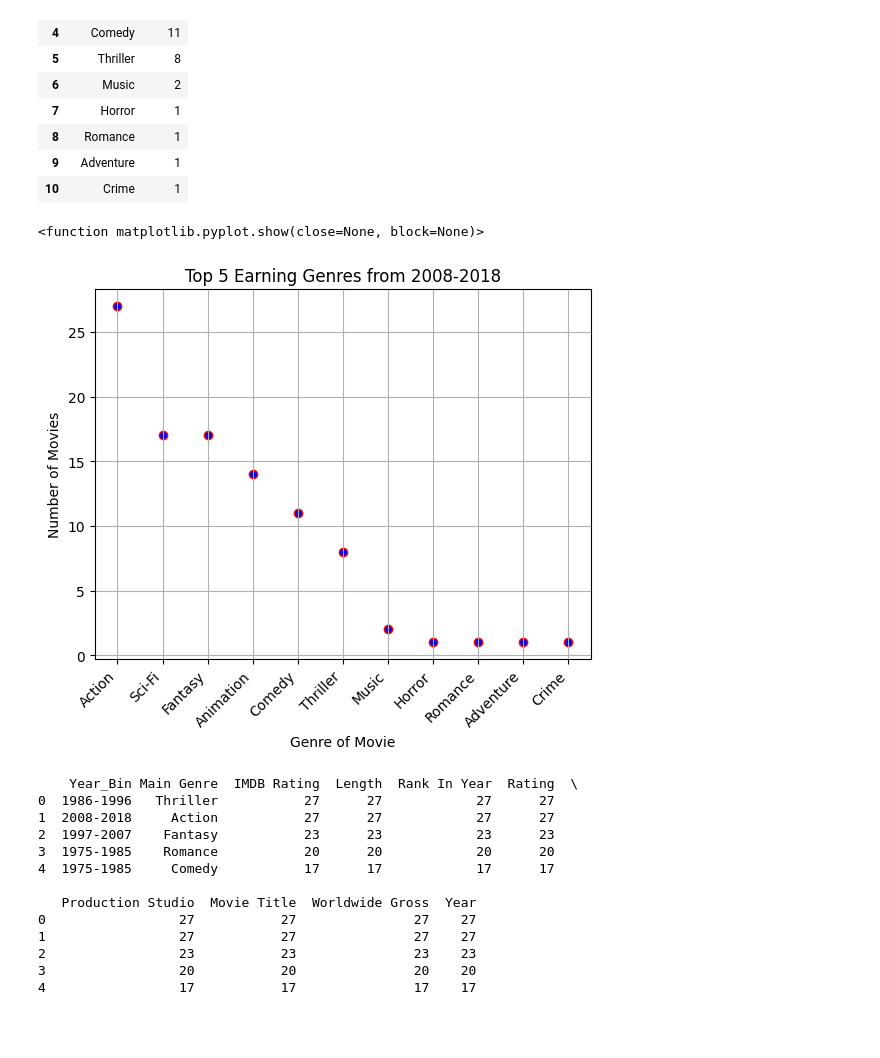
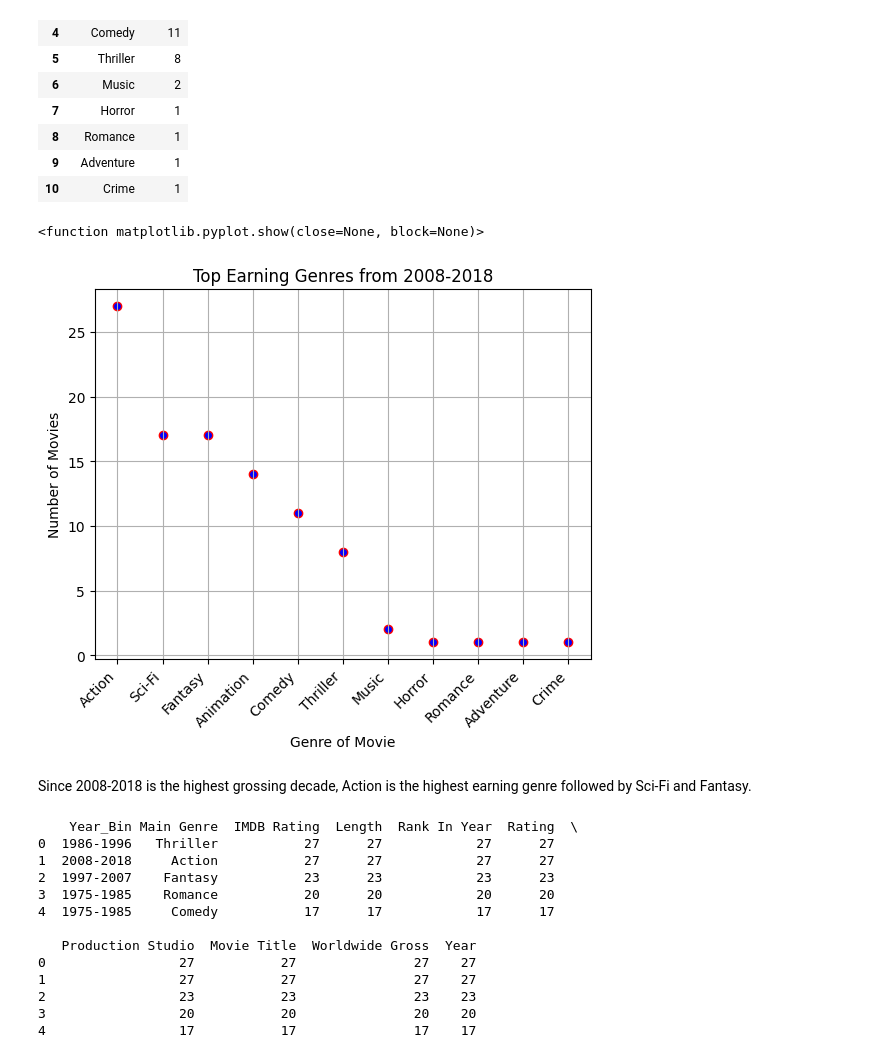
Before and after one commit to vmueller13/Worldwide-Earnings-of-Top-Movies-1975-2018, a Jupyter notebook: Movie_project_py.ipynb, the cells around one changed output. Cells and saved outputs as stored; diff of their text form; code cells hidden in the pictures; blank space fills up the shorter version.

```diff
--- a/Movie_project_py.ipynb
+++ b/Movie_project_py.ipynb
@@ -376,20 +380,22 @@ bin_data_df
 # %%
 #make a scatter plot to show the number of movies in this decade 2008-2018
 
 x_values = bin_data_df['Main Genre']
 y_values = bin_data_df['Count']
 plt.grid()
 plt.xlabel('Genre of Movie')
 plt.ylabel('Number of Movies')
-plt.title('Top 5 Earning Genres from 2008-2018')
+plt.title('Top Earning Genres from 2008-2018')
 plt.scatter(x_values,y_values,marker='o', facecolor = 'blue', edgecolor='red', alpha=1.0)
 # Adjust x-axis label spacing
 plt.xticks(rotation=45, ha='right')
 
 plt.show
 # %% [output]
 <function matplotlib.pyplot.show(close=None, block=None)>
-[figure, old version]
+[figure, new version]
+# %% [markdown]
+Since 2008-2018 is the highest grossing decade, Action is the highest earning genre followed by Sci-Fi and Fantasy.
 # %%
 #use groupby() to find the genre count for movies in each decade
 one_group = clean_df.groupby(['Year_Bin', 'Main Genre'])
```
Also changed, not shown: parts of 11 cells of this notebook.
